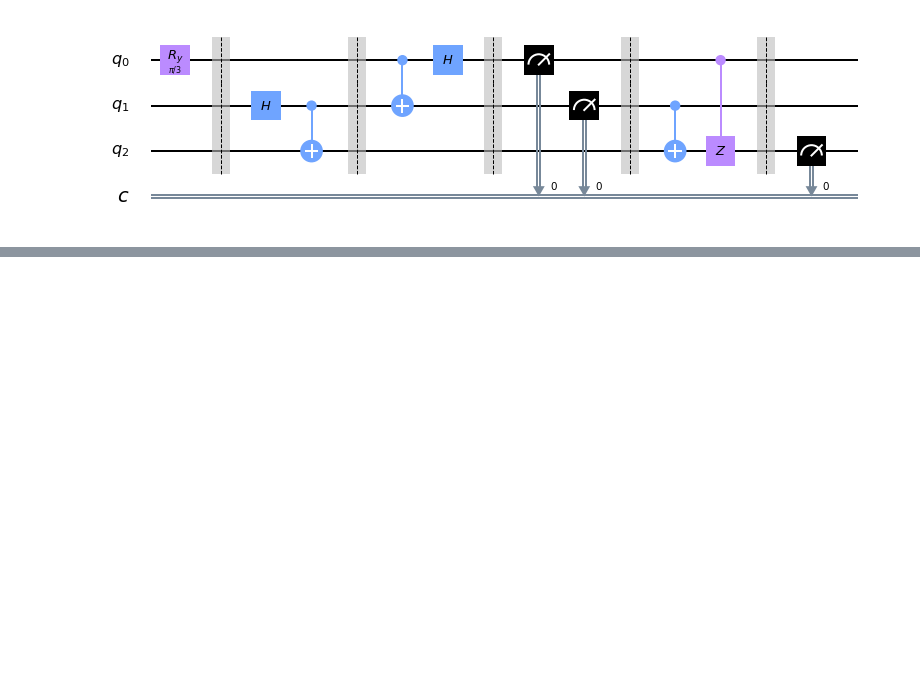
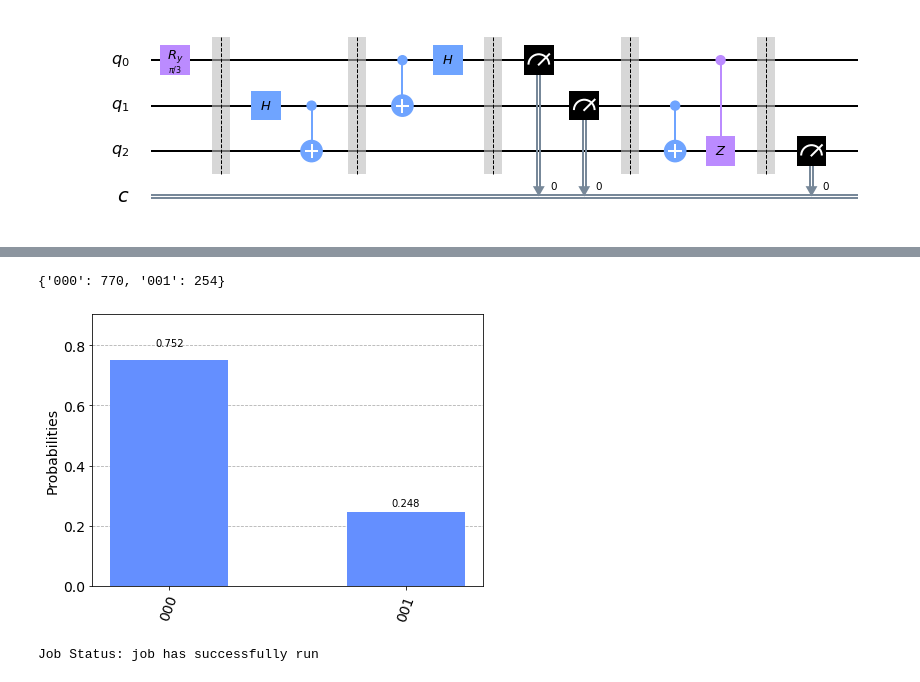
Before and after one commit to mijapa/mathematical-methods-of-quantum-computer-science, a Jupyter notebook: lab4/lab4_1_2.ipynb, the cells around one changed output, grey strips where cells are left out. Cells and saved outputs as stored; diff of their text form; code cells hidden in the pictures; blank space fills up the shorter version.

```diff
--- a/lab4/lab4_1_2.ipynb
+++ b/lab4/lab4_1_2.ipynb
@@ -49,0 +102,12 @@ plot_histogram(counts)
+# %%
+backend_sim = Aer.get_backend('qasm_simulator')
+job_sim = execute(circ, backend_sim, shots=1024)
+result_sim = job_sim.result()
+counts = result_sim.get_counts(circ)
+#histogram z symulatora pokozuje prawdopodobieństwo zaistnienia poszczególnych stanów
+print(counts)
+from qiskit.visualization import plot_histogram
+plot_histogram(counts)
+# %% [output]
+{'000': 770, '001': 254}
+[figure, added]
@@ -49,0 +120,5 @@ plot_histogram(counts)
+# %%
+job_exp = execute(circ, backend=backend, shots=2048)
+job_monitor(job_exp)
+# %% [output]
+Job Status: job has successfully run
```
Also changed, not shown: parts of 8 cells of this notebook.
